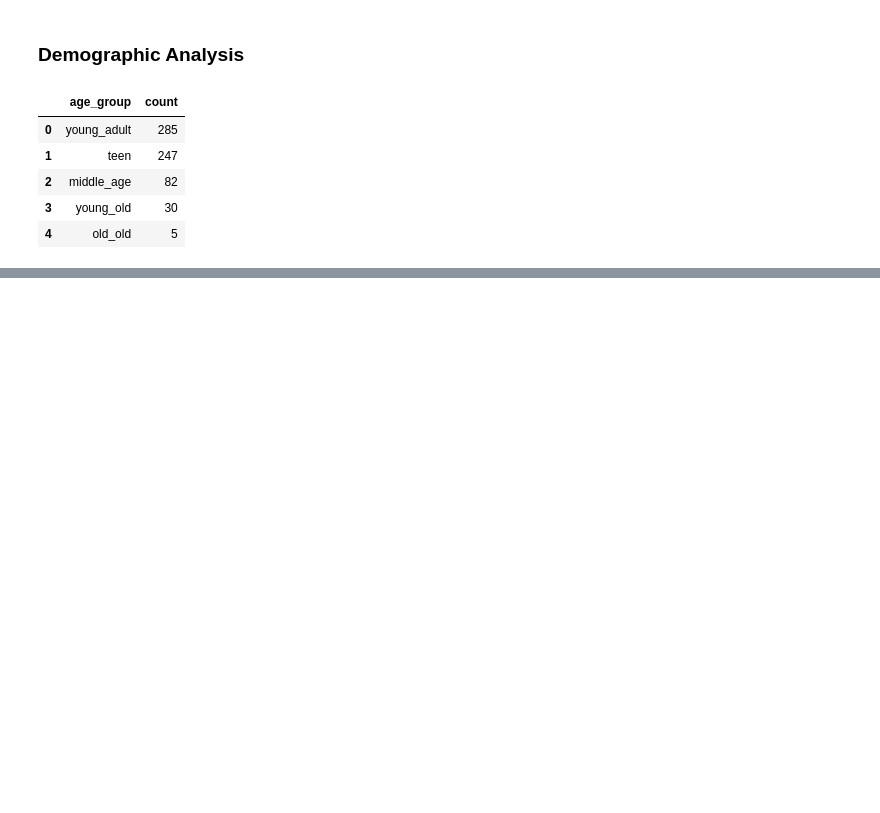
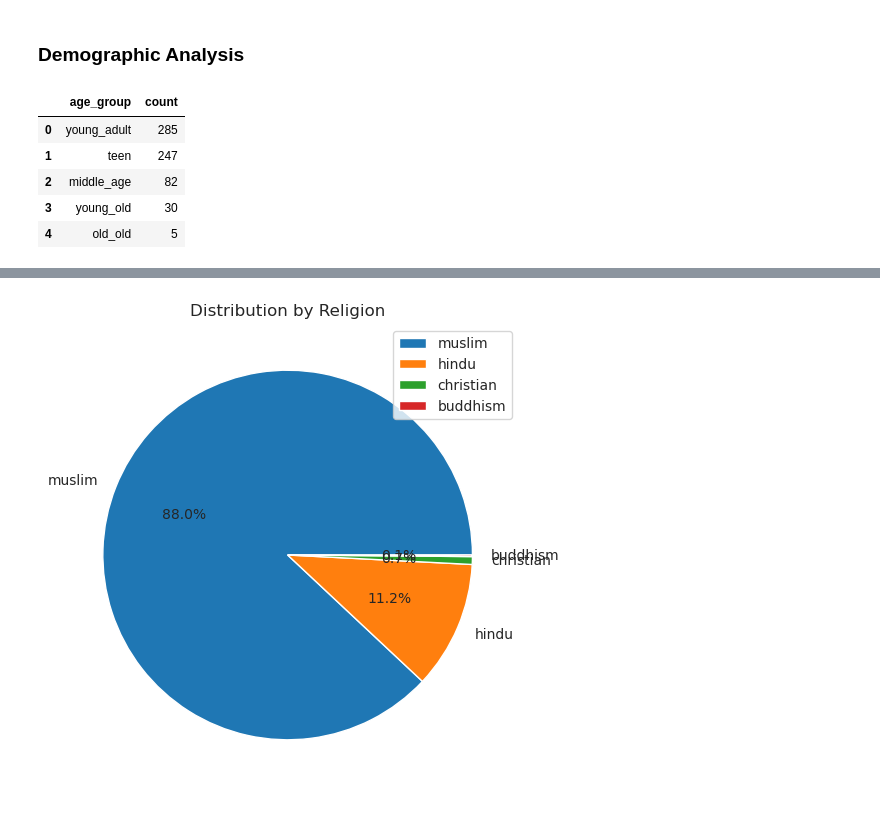
Before and after one commit to rahad404/Bangladesh-Suicide-Analysis, a Jupyter notebook: bd_suicide.ipynb, the cells around one changed output, grey strips where cells are left out. Saved outputs shown, nothing was run; the diff lists cells and outputs as text; code cells hidden in the pictures; blank space fills up the shorter version.

```diff
--- a/bd_suicide.ipynb
+++ b/bd_suicide.ipynb
@@ -176,0 +208,4 @@ plt.show
+# %%
+Religion = df['religion'].value_counts().reset_index()
+Religion = pd.DataFrame(Religion, columns=['religion','count'])
+Religion
@@ -176,0 +225,10 @@ plt.show
+# %%
+# visualization with seaborn
+sns.set_style("whitegrid")
+plt.figure(figsize=(6,6))
+plt.pie(Religion['count'], labels=Religion['religion'], autopct='%1.1f%%')
+plt.title('Distribution by Religion')
+plt.legend()
+plt.show()
+# %% [output]
+[figure, added]
```
Also changed, not shown: parts of 10 cells of this notebook, 2 other files.
